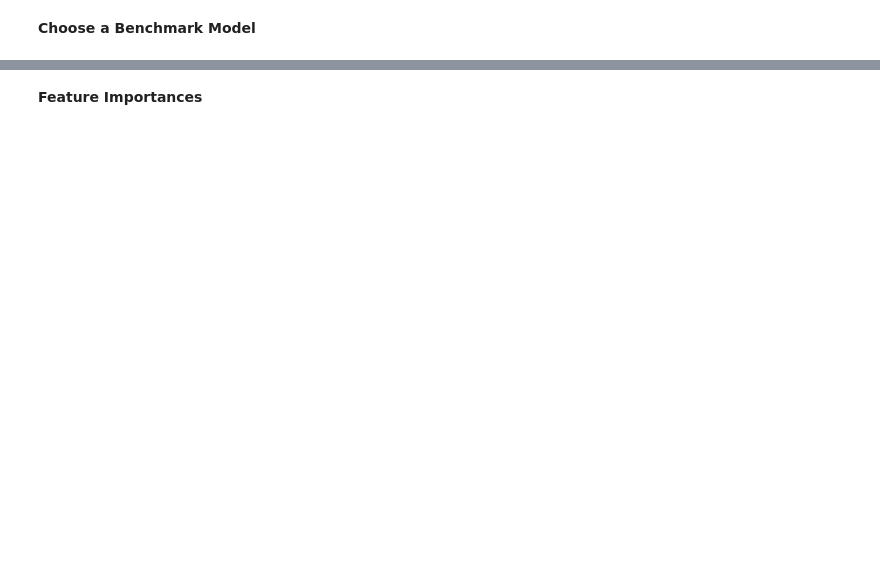
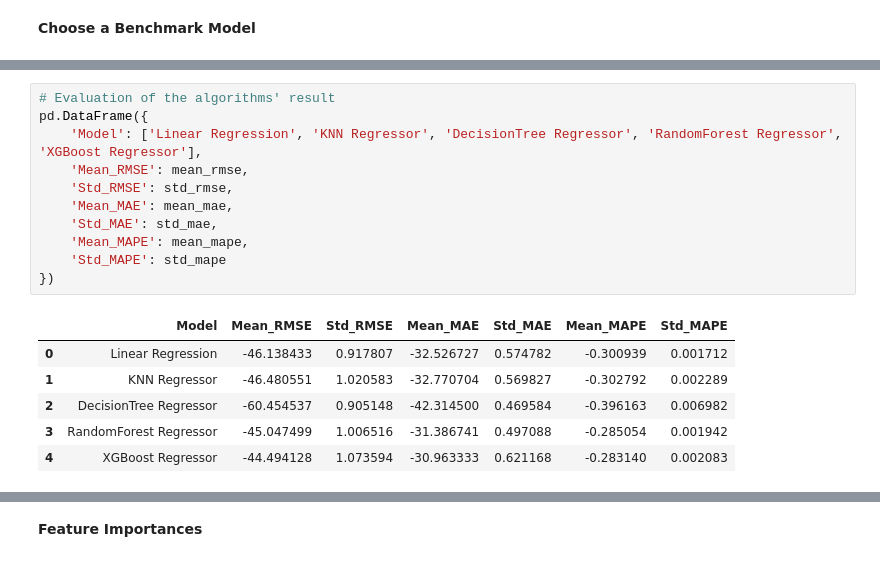
Before and after one commit to maulialwan/Airbnb-Price-Prediction, a Jupyter notebook: Airbnb_Price_Prediction.ipynb, the cells around one changed output, grey strips where cells are left out. Cells and saved outputs as stored; diff of their text form; blank space fills up the shorter version.

```diff
--- a/Airbnb_Price_Prediction.ipynb
+++ b/Airbnb_Price_Prediction.ipynb
@@ -1043,0 +845,18 @@ Model mengalami peningkatan performa (nilai RMSE, MAE & MAPE berkurang) dengan d
+# %%
+# Evaluation of the algorithms' result
+pd.DataFrame({
+    'Model': ['Linear Regression', 'KNN Regressor', 'DecisionTree Regressor', 'RandomForest Regressor', 'XGBoost Regressor'],
+    'Mean_RMSE': mean_rmse,
+    'Std_RMSE': std_rmse,
+    'Mean_MAE': mean_mae,
+    'Std_MAE': std_mae,
+    'Mean_MAPE': mean_mape,
+    'Std_MAPE': std_mape
+})
+# %% [output]
+|  | Model | Mean_RMSE | Std_RMSE | Mean_MAE | Std_MAE | Mean_MAPE | Std_MAPE |
+| 0 | Linear Regression | -46.138433 | 0.917807 | -32.526727 | 0.574782 | -0.300939 | 0.001712 |
+| 1 | KNN Regressor | -46.480551 | 1.020583 | -32.770704 | 0.569827 | -0.302792 | 0.002289 |
+| 2 | DecisionTree Regressor | -60.454537 | 0.905148 | -42.314500 | 0.469584 | -0.396163 | 0.006982 |
+| 3 | RandomForest Regressor | -45.047499 | 1.006516 | -31.386741 | 0.497088 | -0.285054 | 0.001942 |
+| 4 | XGBoost Regressor | -44.494128 | 1.073594 | -30.963333 | 0.621168 | -0.283140 | 0.002083 |
```
Also changed, not shown: parts of 170 cells of this notebook.
